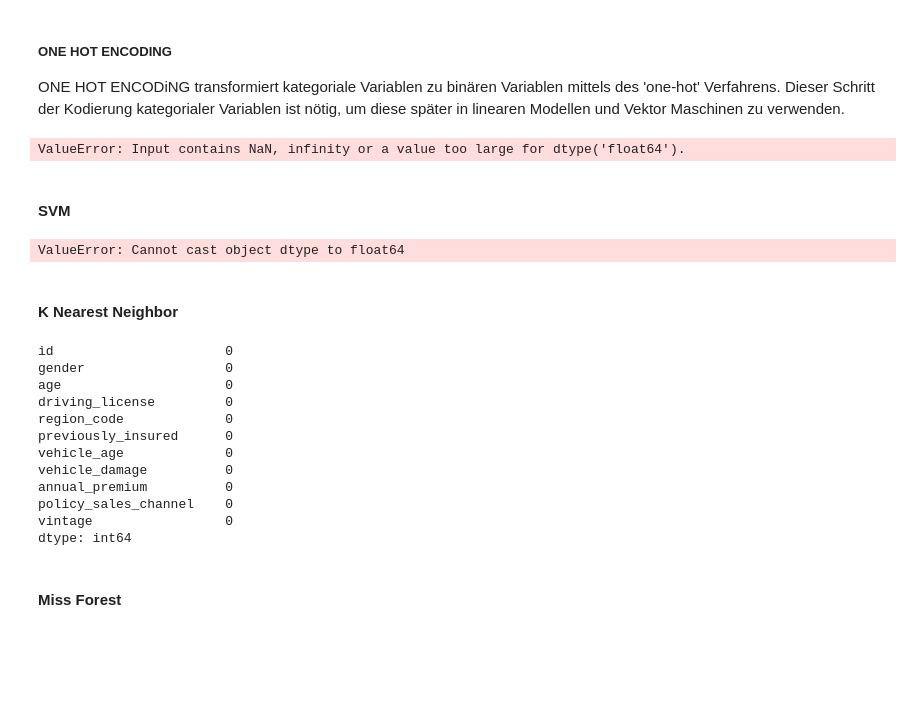
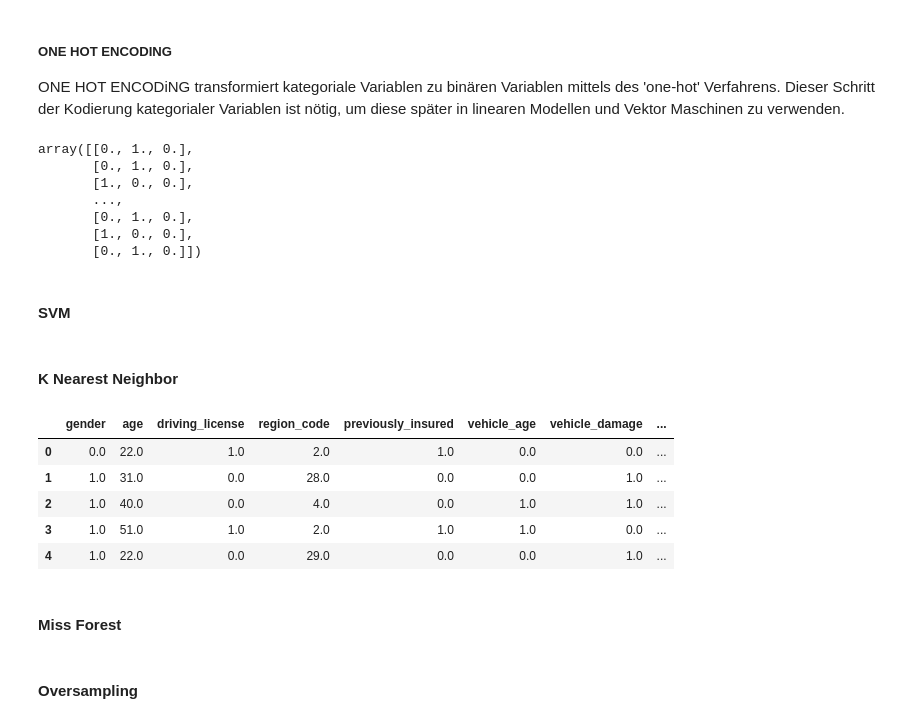
Before and after one commit to tlex-web/data_analysis_crisp_dm, a Jupyter notebook: data_preparation.ipynb, the cells around one changed output. Drawn from its saved outputs; the diff is of its cells as text; code cells hidden in the pictures; blank space fills up the shorter version.

```diff
--- a/data_preparation.ipynb
+++ b/data_preparation.ipynb
@@ -382,50 +367,45 @@ X_train_cat = X_train_df.select_dtypes(include=['category'])
 OHE = OneHotEncoder()
 
 X_test_OHE = OHE.fit_transform(X_test_cat[['gender']]).toarray()
+X_test_OHE[::1]
+# %% [output]
+array([[0., 1., 0.],
+       [0., 1., 0.],
+       [1., 0., 0.],
+       ...,
+       [0., 1., 0.],
+       [1., 0., 0.],
+       [0., 1., 0.]])
 # %%
+# imp_reg = LinearRegression().fit(X_train, y_train)
 
-imp_reg = LinearRegression().fit(X_train, y_train)
-
-imp_reg_results = imp_reg.predict(X_test)
-len(imp_reg_results), imp_reg_results
+# imp_reg_results = imp_reg.predict(X_test)
+# len(imp_reg_results), imp_reg_results
-# %% [output]
-ValueError: Input contains NaN, infinity or a value too large for dtype('float64').
 # %% [markdown]
 #### SVM
 # %%
-X_train_svm = X_train
-X_test_svm = X_test
-y_train_svm = y_train
-y_test_svm = y_test
+# X_train_svm = X_train
+# X_test_svm = X_test
+# y_train_svm = y_train
+# y_test_svm = y_test
 
-svr = SVR(kernel = 'linear')
-svr.fit(X_train_svm,y_train_svm)
-np.sqrt(mse(svr.predict(X_test_svm),y_test_svm))
+# svr = SVR(kernel = 'linear')
+# svr.fit(X_train_svm,y_train_svm)
+# np.sqrt(mse(svr.predict(X_test_svm),y_test_svm))
-# %% [output]
-ValueError: Cannot cast object dtype to float64
 # %% [markdown]
 #### K Nearest Neighbor
 # %%
-X_train_df_copy = X_train_df.copy()
-X_test_df_copy = X_test_df.copy()
+X_train_df_knn_X = X_train_df.copy()
+knn = KNNImputer(n_neighbors=2, weights='uniform')
 
-knn = KNNImputer(n_neighbors=3)
-
-X_train_knn = np.round(knn.fit_transform(X_train_df_copy['age']))
-X_train_df_copy = pd.DataFrame(X_train_knn, columns = X_train_df_copy.columns)
-
-X_train_df_copy.isna().sum()
+X_knn = np.round(knn.fit_transform(X_train_df_knn_X))
+X_train_df_knn = pd.DataFrame(X_knn, columns=X_train_df_knn_X.columns)
+X_train_df_knn.head()
 # %% [output]
-id                      0
-gender                  0
-age                     0
-driving_license         0
-region_code             0
-previously_insured      0
-vehicle_age             0
-vehicle_damage          0
-annual_premium          0
-policy_sales_channel    0
-vintage                 0
-dtype: int64
+|  | gender | age | driving_license | region_code | previously_insured | vehicle_age | vehicle_damage | ... |
+| 0 | 0.0 | 22.0 | 1.0 | 2.0 | 1.0 | 0.0 | 0.0 | ... |
+| 1 | 1.0 | 31.0 | 0.0 | 28.0 | 0.0 | 0.0 | 1.0 | ... |
+| 2 | 1.0 | 40.0 | 0.0 | 4.0 | 0.0 | 1.0 | 1.0 | ... |
+| 3 | 1.0 | 51.0 | 1.0 | 2.0 | 1.0 | 1.0 | 0.0 | ... |
+| 4 | 1.0 | 22.0 | 0.0 | 29.0 | 0.0 | 0.0 | 1.0 | ... |
 # %%
@@ -444,0 +443,2 @@ fig.show()
+# %% [markdown]
+#### Oversampling
```
Also changed, not shown: parts of 19 cells of this notebook, 1 other file.
